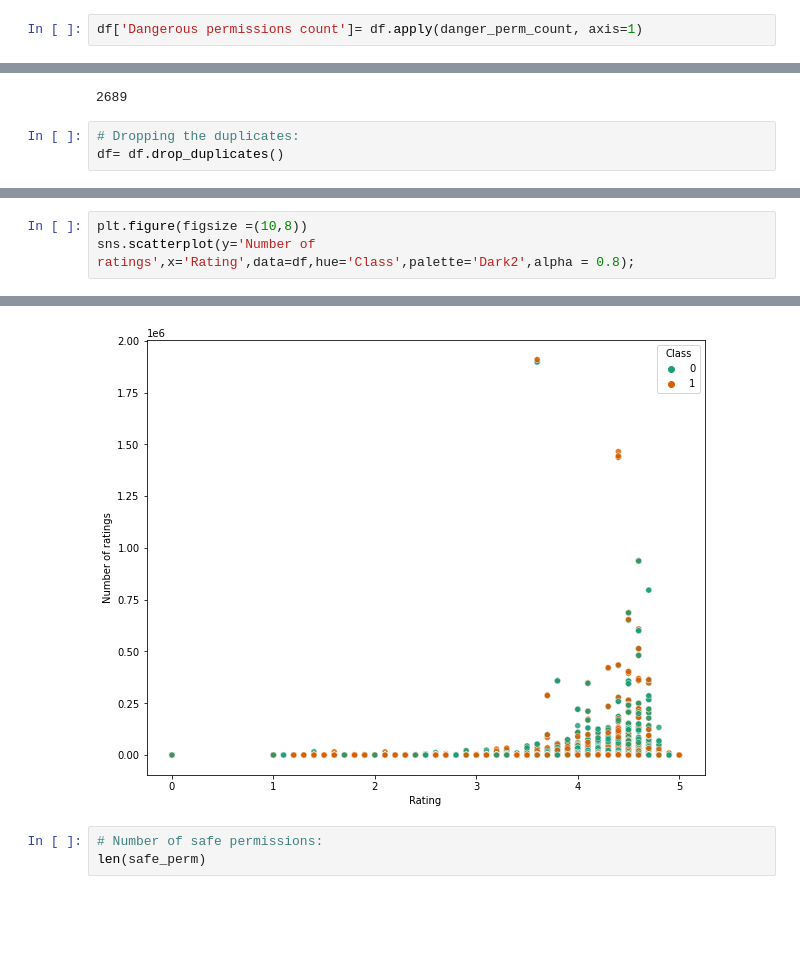
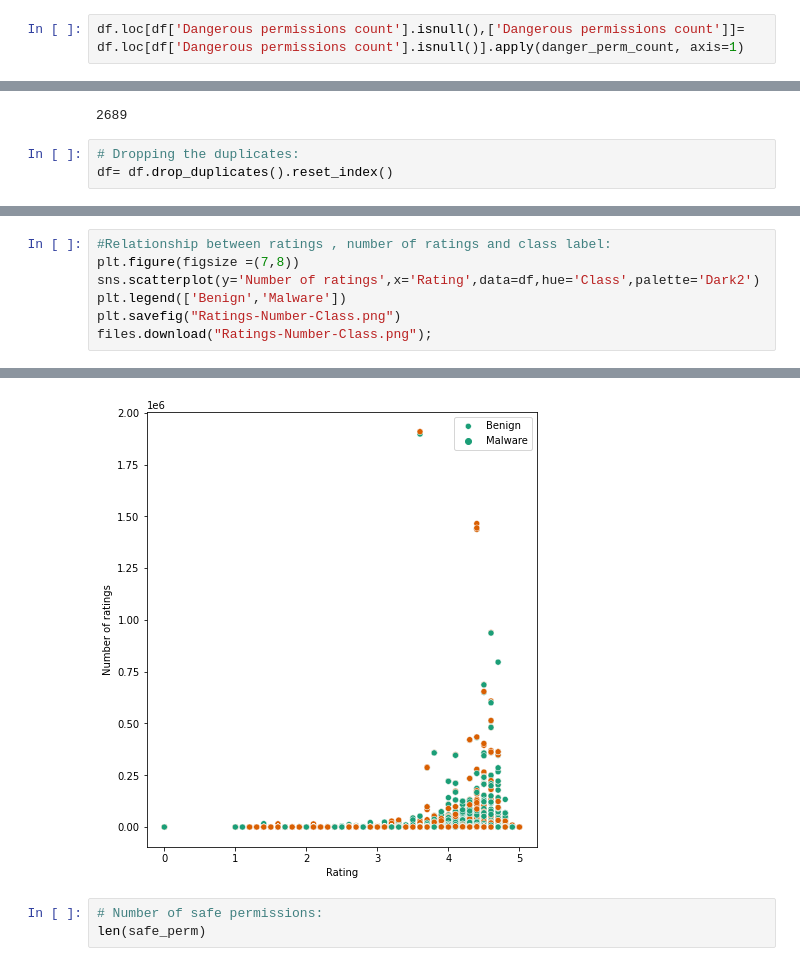
Before and after one commit to manisha-dhanuka/Supervised-Classification, a Jupyter notebook: Android_Authenticity_Prediction.ipynb, the cells around one changed output, grey strips where cells are left out. Cells and saved outputs as stored; diff of their text form; blank space fills up the shorter version.

```diff
--- a/Android_Authenticity_Prediction.ipynb
+++ b/Android_Authenticity_Prediction.ipynb
@@ -485,7 +477,7 @@ def danger_perm_count(x):
     global danger_perm
     return float(x[danger_perm].sum())
 # %%
-df['Dangerous permissions count']= df.apply(danger_perm_count, axis=1)
+df.loc[df['Dangerous permissions count'].isnull(),['Dangerous permissions count']]= df.loc[df['Dangerous permissions count'].isnull()].apply(danger_perm_count, axis=1)
 # %%
 # Filling null values of related apps as empty string since can't extrapolate them:
 df['Related apps'] = df['Related apps'].fillna('')
@@ -514,7 +506,7 @@ df.duplicated().sum()
 2689
 # %%
 # Dropping the duplicates:
-df= df.drop_duplicates()
+df= df.drop_duplicates().reset_index()
 # %%
 # effective shape after basic pre-processing:
 df.shape
@@ -557,4 +574,8 @@ plt.ylabel(" Number of ratings");
 # %%
-plt.figure(figsize =(10,8))
-sns.scatterplot(y='Number of ratings',x='Rating',data=df,hue='Class',palette='Dark2',alpha = 0.8);
+#Relationship between ratings , number of ratings and class label:
+plt.figure(figsize =(7,8))
+sns.scatterplot(y='Number of ratings',x='Rating',data=df,hue='Class',palette='Dark2')
+plt.legend(['Benign','Malware'])
+plt.savefig("Ratings-Number-Class.png")
+files.download("Ratings-Number-Class.png");
 # %% [output]
@@ -561,4 +584,4 @@ sns.scatterplot(y='Number of ratings',x='Rating',data=df,hue='Class',palette='Da
-[figure, old version]
+[figure, new version]
 # %%
 # Number of safe permissions:
 len(safe_perm)
```
Also changed, not shown: parts of 73 cells of this notebook.
